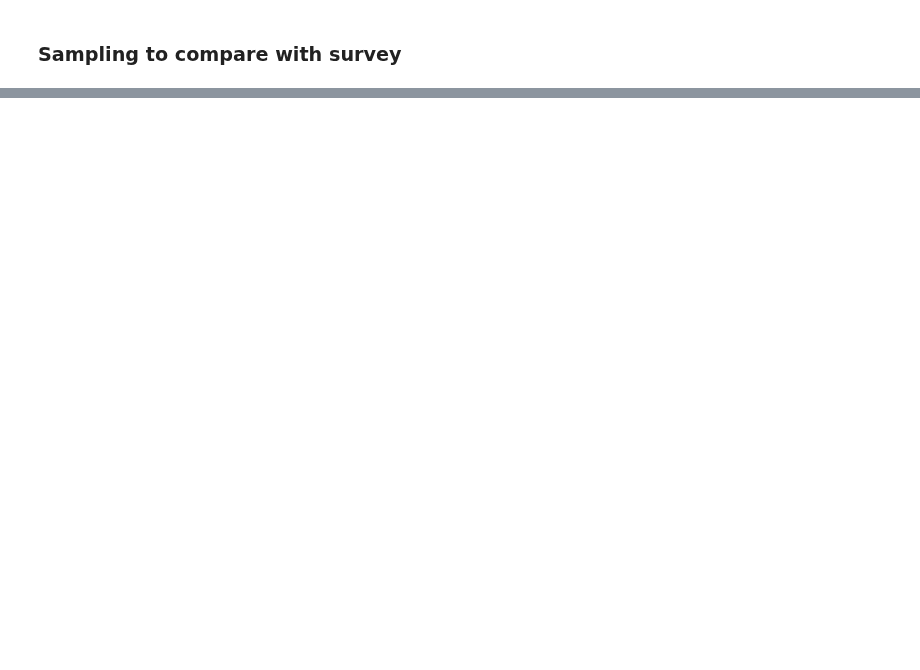
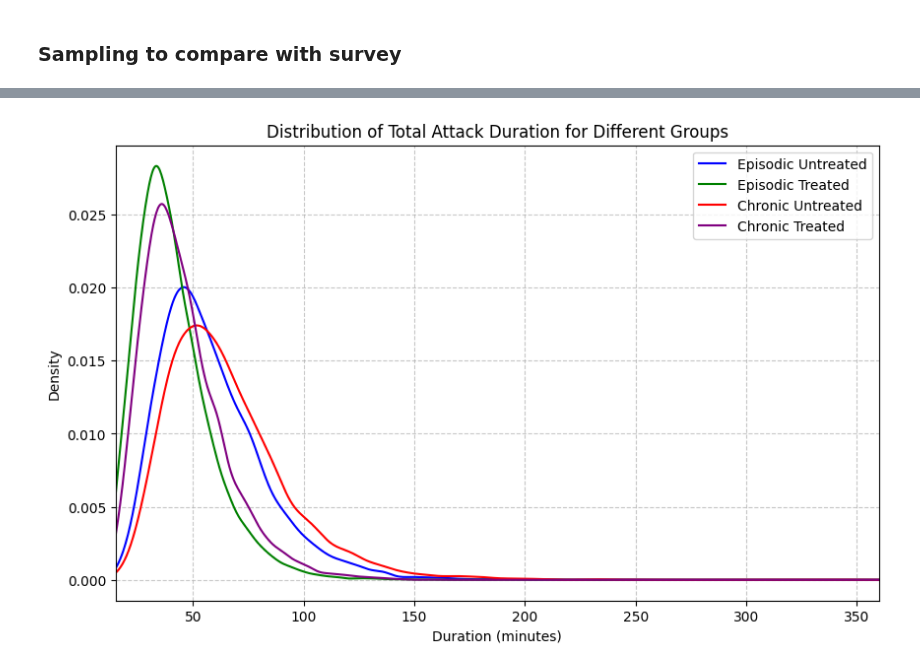
Before and after one commit to aph-research/cluster-headaches, a Jupyter notebook: Cluster headache full model.ipynb, the cells around one changed output, grey strips where cells are left out. Saved outputs shown, nothing was run; the diff lists cells and outputs as text; code cells hidden in the pictures; blank space fills up the shorter version.

```diff
--- a/Cluster headache full model.ipynb
+++ b/Cluster headache full model.ipynb
@@ -454,71 +451,57 @@ Median annual attacks (non-zero): 156
 # %%
-def generate_attack_duration(is_chronic=False, treated=False, mu=4.0, sigma=0.4, size=None):
+def generate_attack_duration(is_chronic=False, is_treated=False, mu=4.0, sigma=0.4, size=None):
     if size is None:
         size = 1
 
-    # Adjust parameters based on chronic/episodic status
     if is_chronic:
-        mu += 0.1  # Slightly longer attacks for chronic sufferers
+        mu += 0.1
 
-    # Generate an array of durations
     durations = lognorm.rvs(s=sigma, scale=np.exp(mu), size=size)
 
-    if treated:
-        treatment_effect = 0.7  # Constant 30% reduction for treated attacks
+    if is_treated:
+        treatment_effect = 0.7
         durations *= treatment_effect
 
-    # Clip durations between 15 and 360 minutes
     durations = np.clip(durations, 15, 360)
-
-    # Round to nearest integer
     return np.round(durations).astype(int)
 
-# Calculates what fraction of the total duration is spent at max pain
-def generate_max_intensity_duration(total_duration):
-    # Assuming that the onset and offset of the attack take up ~15% of the total time each.
-    return int(total_duration * 0.7)
-
-# Calculate and print summary statistics
-def print_summary_stats(is_chronic, treated, n=10000):
-    durations = generate_attack_duration(is_chronic=is_chronic, treated=treated, size=n)
-    print(f"\nSummary for {'Chronic' if is_chronic else 'Episodic'}, {'Treated' if treated else 'Untreated'}:")
-    print(f"Mean: {np.mean(durations):.2f}")
-    print(f"Median: {np.median(durations):.2f}")
-    print(f"Std Dev: {np.std(durations):.2f}")
-    print(f"10th percentile: {np.percentile(durations, 10):.2f}")
-    print(f"90th percentile: {np.percentile(durations, 90):.2f}")
-
-print_summary_stats(is_chronic=False, treated=False)
-print_summary_stats(is_chronic=True, treated=False)
-print_summary_stats(is_chronic=False, treated=True)
-print_summary_stats(is_chronic=True, treated=True)
-
-# Generate sample data
-samples = generate_attack_duration(is_chronic=False, treated=False, size=1000)
+# Generate sample data for all four groups
+n_samples = 10000
+episodic_untreated = generate_attack_duration(is_chronic=False, is_treated=False, size=n_samples)
+episodic_treated = generate_attack_duration(is_chronic=False, is_treated=True, size=n_samples)
+chronic_untreated = generate_attack_duration(is_chronic=True, is_treated=False, size=n_samples)
+chronic_treated = generate_attack_duration(is_chronic=True, is_treated=True, size=n_samples)
 
 # Create plot
-plt.figure(figsize=(8, 6))
-plt.hist(samples, bins=20, density=True, alpha=0.7, color='skyblue', edgecolor='black')
-plt.title('Distribution of Total Attack Duration (Episodic, Untreated)')
+plt.figure(figsize=(10, 6))
+
+# Define colors for each group
+colors = ['blue', 'green', 'red', 'purple']
+labels = ['Episodic Untreated', 'Episodic Treated', 'Chronic Untreated', 'Chronic Treated']
+datasets = [episodic_untreated, episodic_treated, chronic_untreated, chronic_treated]
+
+# Plot KDE for each group
+for data, color, label in zip(datasets, colors, labels):
+    kde = gaussian_kde(data)
+    x_range = np.linspace(15, 360, 1000)
+    plt.plot(x_range, kde(x_range), color=color, label=label)
+
+plt.title('Distribution of Total Attack Duration for Different Groups')
 plt.xlabel('Duration (minutes)')
 plt.ylabel('Density')
-
-# Add some statistics to the plot
-minimum_duration = np.min(samples)
-median_duration = np.median(samples)
-mean_duration = np.mean(samples)
-percentile_95 = np.percentile(samples, 95)
-max_duration = max(samples)
-
-stats_text = f'Median: {median_duration:.1f}\nMean: {mean_duration:.1f}\n95th percentile: {percentile_95:.1f}\nMax: {max_duration:.1f}'
-plt.text(0.95, 0.95, stats_text, transform=plt.gca().transAxes, verticalalignment='top', horizontalalignment='right', bbox=dict(boxstyle='round', facecolor='white', alpha=0.8))
+plt.legend()
+plt.xlim(15, 360)
+plt.grid(True, linestyle='--', alpha=0.7)
 
 plt.show()
 
-# Print statistics
-print(f"Minimum duration: {minimum_duration:.1f} minutes")
-print(f"Median duration: {median_duration:.1f} minutes")
-print(f"Mean duration: {mean_duration:.1f} minutes")
-print(f"95th percentile duration: {percentile_95:.1f} minutes")
-print(f"Maximum duration: {max_duration:.1f} minutes")
+# Print summary statistics for each group
+for label, data in zip(labels, datasets):
+    print(f"\nSummary for {label}:")
+    print(f"Mean: {np.mean(data):.2f}")
+    print(f"Median: {np.median(data):.2f}")
+    print(f"Std Dev: {np.std(data):.2f}")
+    print(f"10th percentile: {np.percentile(data, 10):.2f}")
+    print(f"90th percentile: {np.percentile(data, 90):.2f}")
 # %% [output]
+[figure, new version]
```
Also changed, not shown: parts of 11 cells of this notebook.
